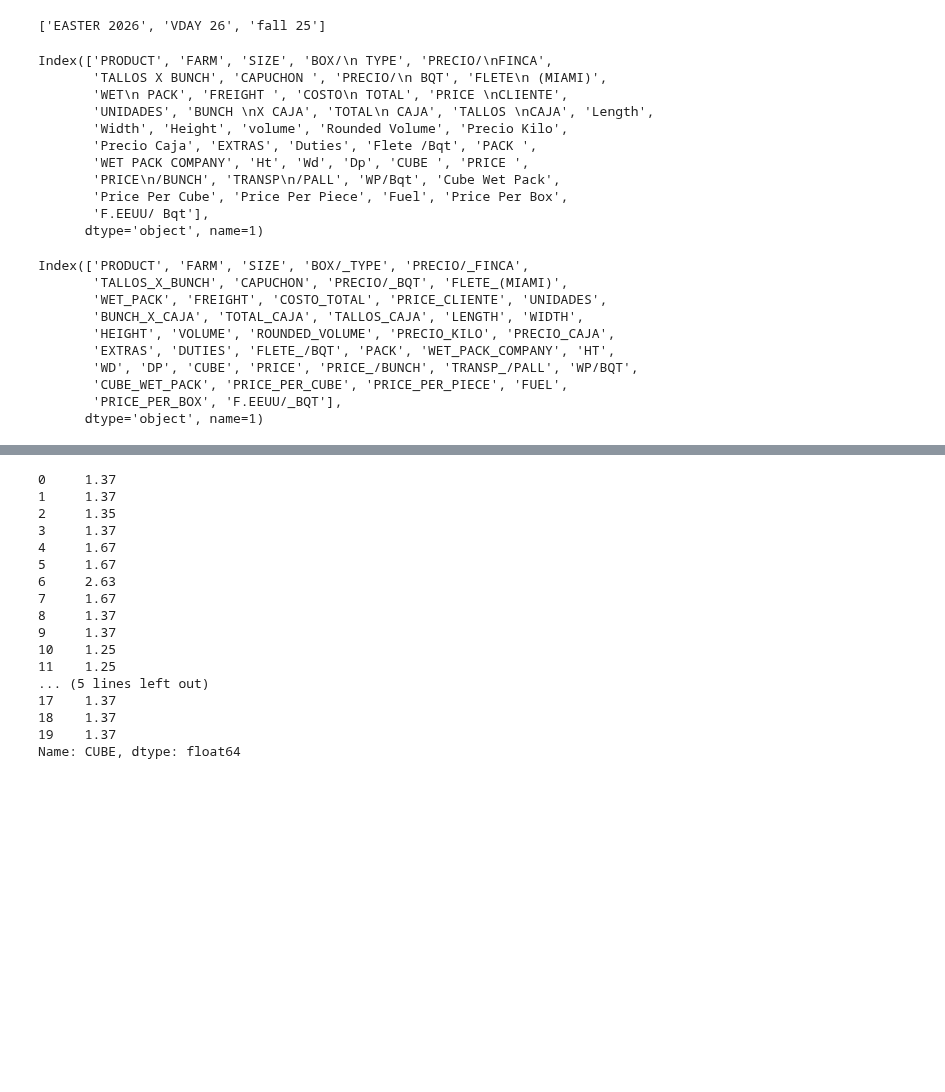
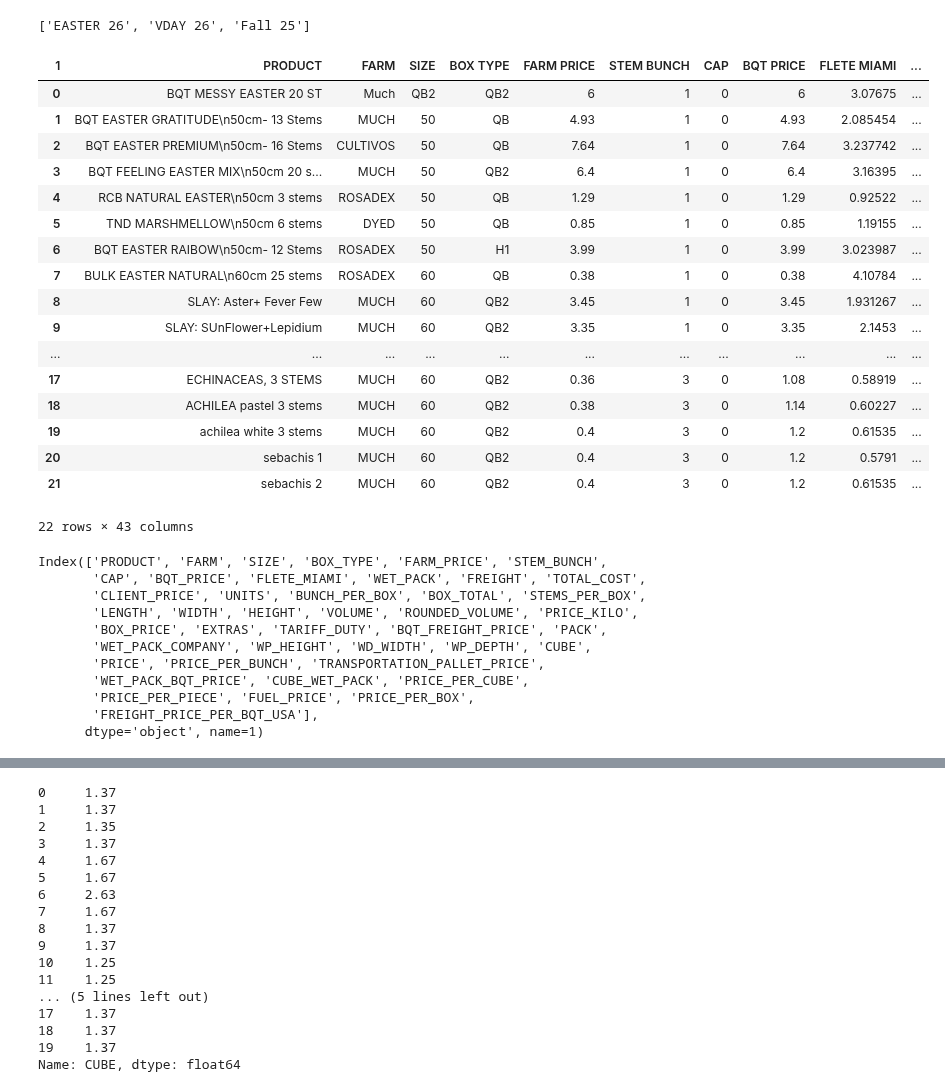
Before and after one commit to SebastianPerilla/cocoTool, a Jupyter notebook: function.ipynb, the cells around one changed output, grey strips where cells are left out. Cells and saved outputs as stored; diff of their text form; code cells hidden in the pictures; blank space fills up the shorter version.

```diff
--- a/function.ipynb
+++ b/function.ipynb
@@ -2,34 +2,42 @@
 import pandas as pd
 import numpy as np
 # %%
-dataPath = 'HEINENS.xlsx'
+dataPath = 'TEST_1.xlsx'
 df = pd.ExcelFile(dataPath)
 df.sheet_names
 # %% [output]
-['EASTER 2026', 'VDAY 26', 'fall 25']
+['EASTER 26', 'VDAY 26', 'Fall 25']
 # %%
-sheetName = 'EASTER 2026'
+sheetName = 'EASTER 26'
 df = pd.read_excel(dataPath, sheet_name=sheetName)
 
 # Basic Data Analysis of moving the Column Names
 df = df.drop(columns=df.columns[0])
 
-header_row_idx = df[df.iloc[:, 0] == "PRODUCT"].index[0]
+header_row_idx = df[df.iloc[:, 0] == "PRODUCT"].index[1]
+
 df.columns = df.iloc[header_row_idx]
 df = df.drop(range(header_row_idx + 1)).reset_index(drop=True)
-df.columns
+df
 # %% [output]
+| 1 | PRODUCT | FARM | SIZE | BOX TYPE | FARM PRICE | STEM BUNCH | CAP | BQT PRICE | FLETE MIAMI | ... |
+| 0 | BQT MESSY EASTER 20 ST | Much | QB2 | QB2 | 6 | 1 | 0 | 6 | 3.07675 | ... |
+| 1 | BQT EASTER GRATITUDE\n50cm- 13 Stems | MUCH | 50 | QB | 4.93 | 1 | 0 | 4.93 | 2.085454 | ... |
+| 2 | BQT EASTER PREMIUM\n50cm- 16 Stems | CULTIVOS | 50 | QB | 7.64 | 1 | 0 | 7.64 | 3.237742 | ... |
+| 3 | BQT FEELING EASTER MIX\n50cm 20 s... | MUCH | 50 | QB2 | 6.4 | 1 | 0 | 6.4 | 3.16395 | ... |
+| 4 | RCB NATURAL EASTER\n50cm 3 stems | ROSADEX | 50 | QB | 1.29 | 1 | 0 | 1.29 | 0.92522 | ... |
+| 5 | TND MARSHMELLOW\n50cm 6 stems | DYED | 50 | QB | 0.85 | 1 | 0 | 0.85 | 1.19155 | ... |
+| 6 | BQT EASTER RAIBOW\n50cm- 12 Stems | ROSADEX | 50 | H1 | 3.99 | 1 | 0 | 3.99 | 3.023987 | ... |
+| 7 | BULK EASTER NATURAL\n60cm 25 stems | ROSADEX | 60 | QB | 0.38 | 1 | 0 | 0.38 | 4.10784 | ... |
+| 8 | SLAY: Aster+ Fever Few | MUCH | 60 | QB2 | 3.45 | 1 | 0 | 3.45 | 1.931267 | ... |
+| 9 | SLAY: SUnFlower+Lepidium | MUCH | 60 | QB2 | 3.35 | 1 | 0 | 3.35 | 2.1453 | ... |
+| ... | ... | ... | ... | ... | ... | ... | ... | ... | ... | ... |
+| 17 | ECHINACEAS, 3 STEMS | MUCH | 60 | QB2 | 0.36 | 3 | 0 | 1.08 | 0.58919 | ... |
+| 18 | ACHILEA pastel 3 stems | MUCH | 60 | QB2 | 0.38 | 3 | 0 | 1.14 | 0.60227 | ... |
+| 19 | achilea white 3 stems | MUCH | 60 | QB2 | 0.4 | 3 | 0 | 1.2 | 0.61535 | ... |
+| 20 | sebachis 1 | MUCH | 60 | QB2 | 0.4 | 3 | 0 | 1.2 | 0.5791 | ... |
+| 21 | sebachis 2 | MUCH | 60 | QB2 | 0.4 | 3 | 0 | 1.2 | 0.61535 | ... |
-Index(['PRODUCT', 'FARM', 'SIZE', 'BOX/\n TYPE', 'PRECIO/\nFINCA',
-       'TALLOS X BUNCH', 'CAPUCHON ', 'PRECIO/\n BQT', 'FLETE\n (MIAMI)',
-       'WET\n PACK', 'FREIGHT ', 'COSTO\n TOTAL', 'PRICE \nCLIENTE',
-       'UNIDADES', 'BUNCH \nX CAJA', 'TOTAL\n CAJA', 'TALLOS \nCAJA', 'Length',
-       'Width', 'Height', 'volume', 'Rounded Volume', 'Precio Kilo',
-       'Precio Caja', 'EXTRAS', 'Duties', 'Flete /Bqt', 'PACK ',
-       'WET PACK COMPANY', 'Ht', 'Wd', 'Dp', 'CUBE ', 'PRICE ',
-       'PRICE\n/BUNCH', 'TRANSP\n/PALL', 'WP/Bqt', 'Cube Wet Pack',
-       'Price Per Cube', 'Price Per Piece', 'Fuel', 'Price Per Box',
-       'F.EEUU/ Bqt'],
-      dtype='object', name=1)
+22 rows × 43 columns
 # %%
 def normalize_cols(cols: pd.Index) -> pd.Index:
     """Collapse whitespace/newlines, trim, upper-case, replace spaces with underscores."""
@@ -41,16 +49,16 @@ def normalize_cols(cols: pd.Index) -> pd.Index:
             .str.replace(" ", "_")
     )
 df.columns = normalize_cols(df.columns)  # e.g., "COSTO\n TOTAL" -> "COSTO_TOTAL", "PRICE \nCLIENTE" -> "PRICE_CLIENTE"
-
 df.columns
 # %% [output]
-Index(['PRODUCT', 'FARM', 'SIZE', 'BOX/_TYPE', 'PRECIO/_FINCA',
-       'TALLOS_X_BUNCH', 'CAPUCHON', 'PRECIO/_BQT', 'FLETE_(MIAMI)',
-       'WET_PACK', 'FREIGHT', 'COSTO_TOTAL', 'PRICE_CLIENTE', 'UNIDADES',
-       'BUNCH_X_CAJA', 'TOTAL_CAJA', 'TALLOS_CAJA', 'LENGTH', 'WIDTH',
-       'HEIGHT', 'VOLUME', 'ROUNDED_VOLUME', 'PRECIO_KILO', 'PRECIO_CAJA',
-       'EXTRAS', 'DUTIES', 'FLETE_/BQT', 'PACK', 'WET_PACK_COMPANY', 'HT',
-       'WD', 'DP', 'CUBE', 'PRICE', 'PRICE_/BUNCH', 'TRANSP_/PALL', 'WP/BQT',
-       'CUBE_WET_PACK', 'PRICE_PER_CUBE', 'PRICE_PER_PIECE', 'FUEL',
-       'PRICE_PER_BOX', 'F.EEUU/_BQT'],
+Index(['PRODUCT', 'FARM', 'SIZE', 'BOX_TYPE', 'FARM_PRICE', 'STEM_BUNCH',
+       'CAP', 'BQT_PRICE', 'FLETE_MIAMI', 'WET_PACK', 'FREIGHT', 'TOTAL_COST',
+       'CLIENT_PRICE', 'UNITS', 'BUNCH_PER_BOX', 'BOX_TOTAL', 'STEMS_PER_BOX',
+       'LENGTH', 'WIDTH', 'HEIGHT', 'VOLUME', 'ROUNDED_VOLUME', 'PRICE_KILO',
+       'BOX_PRICE', 'EXTRAS', 'TARIFF_DUTY', 'BQT_FREIGHT_PRICE', 'PACK',
+       'WET_PACK_COMPANY', 'WP_HEIGHT', 'WD_WIDTH', 'WP_DEPTH', 'CUBE',
+       'PRICE', 'PRICE_PER_BUNCH', 'TRANSPORTATION_PALLET_PRICE',
+       'WET_PACK_BQT_PRICE', 'CUBE_WET_PACK', 'PRICE_PER_CUBE',
+       'PRICE_PER_PIECE', 'FUEL_PRICE', 'PRICE_PER_BOX',
+       'FREIGHT_PRICE_PER_BQT_USA'],
       dtype='object', name=1)
```
Also changed, not shown: parts of 5 cells of this notebook, 3 other files.
